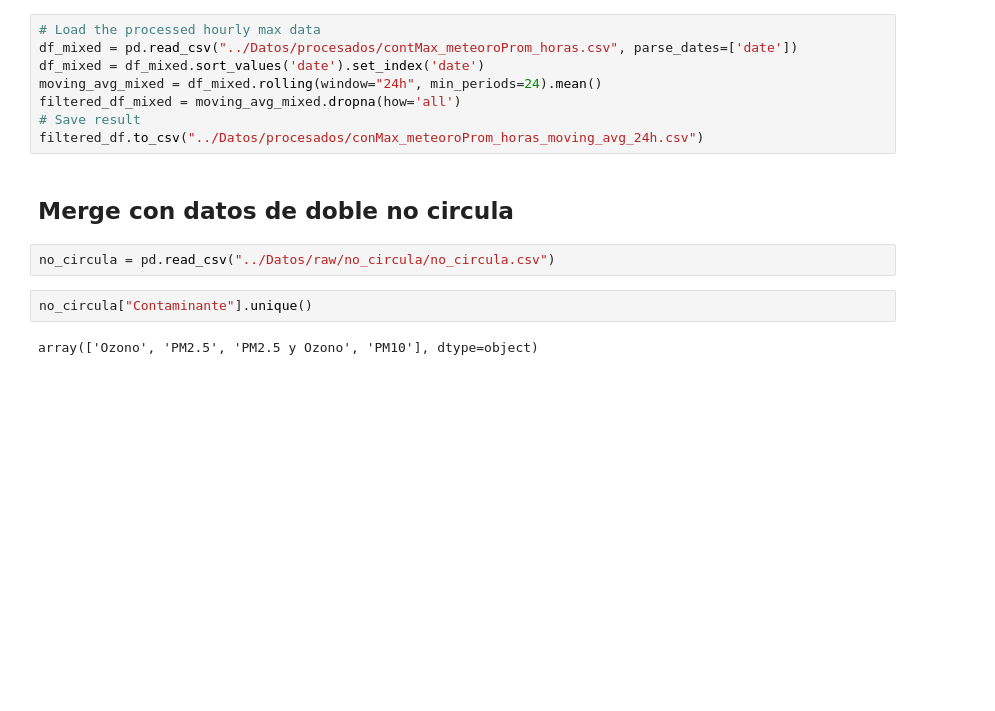
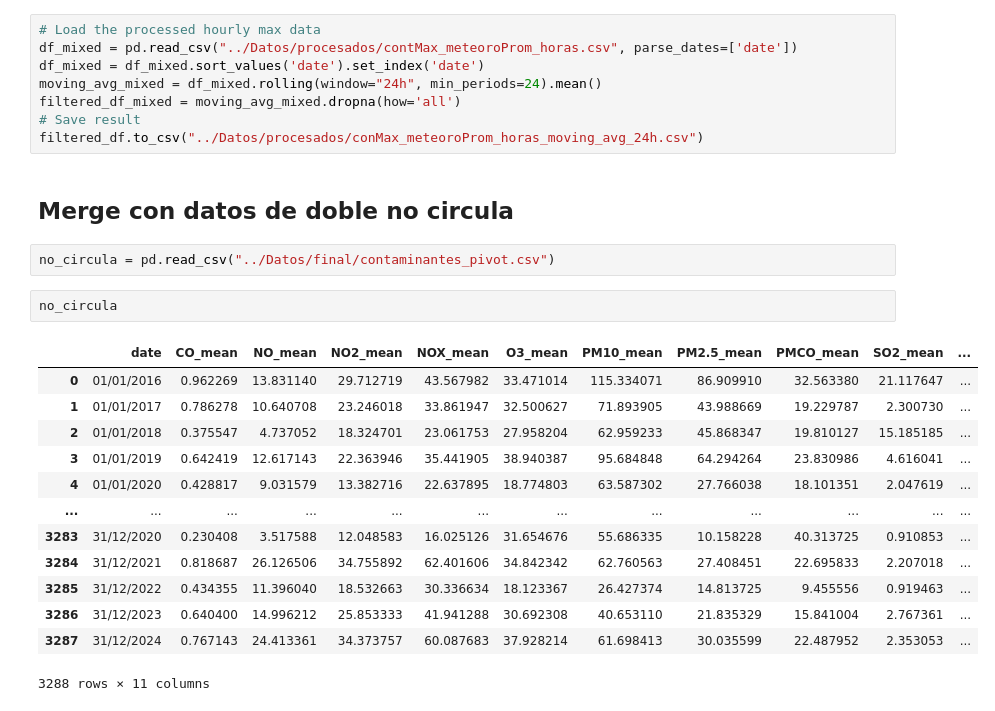
Before and after one commit to guillermoArr/HoyNoCircula, a Jupyter notebook: Codigo/data_processing.ipynb, the cells around one changed output. Saved outputs shown, nothing was run; the diff lists cells and outputs as text; blank space fills up the shorter version.

```diff
--- a/Codigo/data_processing.ipynb
+++ b/Codigo/data_processing.ipynb
@@ -406,8 +407,20 @@ filtered_df.to_csv("../Datos/procesados/conMax_meteoroProm_horas_moving_avg_24h.
 # %% [markdown]
 ## Merge con datos de doble no circula
 # %%
-no_circula = pd.read_csv("../Datos/raw/no_circula/no_circula.csv")
+no_circula = pd.read_csv("../Datos/final/contaminantes_pivot.csv")
 # %%
-no_circula["Contaminante"].unique()
+no_circula
 # %% [output]
+|  | date | CO_mean | NO_mean | NO2_mean | NOX_mean | O3_mean | PM10_mean | PM2.5_mean | PMCO_mean | SO2_mean | ... |
+| 0 | 01/01/2016 | 0.962269 | 13.831140 | 29.712719 | 43.567982 | 33.471014 | 115.334071 | 86.909910 | 32.563380 | 21.117647 | ... |
+| 1 | 01/01/2017 | 0.786278 | 10.640708 | 23.246018 | 33.861947 | 32.500627 | 71.893905 | 43.988669 | 19.229787 | 2.300730 | ... |
+| 2 | 01/01/2018 | 0.375547 | 4.737052 | 18.324701 | 23.061753 | 27.958204 | 62.959233 | 45.868347 | 19.810127 | 15.185185 | ... |
+| 3 | 01/01/2019 | 0.642419 | 12.617143 | 22.363946 | 35.441905 | 38.940387 | 95.684848 | 64.294264 | 23.830986 | 4.616041 | ... |
+| 4 | 01/01/2020 | 0.428817 | 9.031579 | 13.382716 | 22.637895 | 18.774803 | 63.587302 | 27.766038 | 18.101351 | 2.047619 | ... |
+| ... | ... | ... | ... | ... | ... | ... | ... | ... | ... | ... | ... |
+| 3283 | 31/12/2020 | 0.230408 | 3.517588 | 12.048583 | 16.025126 | 31.654676 | 55.686335 | 10.158228 | 40.313725 | 0.910853 | ... |
+| 3284 | 31/12/2021 | 0.818687 | 26.126506 | 34.755892 | 62.401606 | 34.842342 | 62.760563 | 27.408451 | 22.695833 | 2.207018 | ... |
+| 3285 | 31/12/2022 | 0.434355 | 11.396040 | 18.532663 | 30.336634 | 18.123367 | 26.427374 | 14.813725 | 9.455556 | 0.919463 | ... |
+| 3286 | 31/12/2023 | 0.640400 | 14.996212 | 25.853333 | 41.941288 | 30.692308 | 40.653110 | 21.835329 | 15.841004 | 2.767361 | ... |
+| 3287 | 31/12/2024 | 0.767143 | 24.413361 | 34.373757 | 60.087683 | 37.928214 | 61.698413 | 30.035599 | 22.487952 | 2.353053 | ... |
-array(['Ozono', 'PM2.5', 'PM2.5 y Ozono', 'PM10'], dtype=object)
+3288 rows × 11 columns
```
Also changed, not shown: parts of 7 cells of this notebook, 2 other files.
